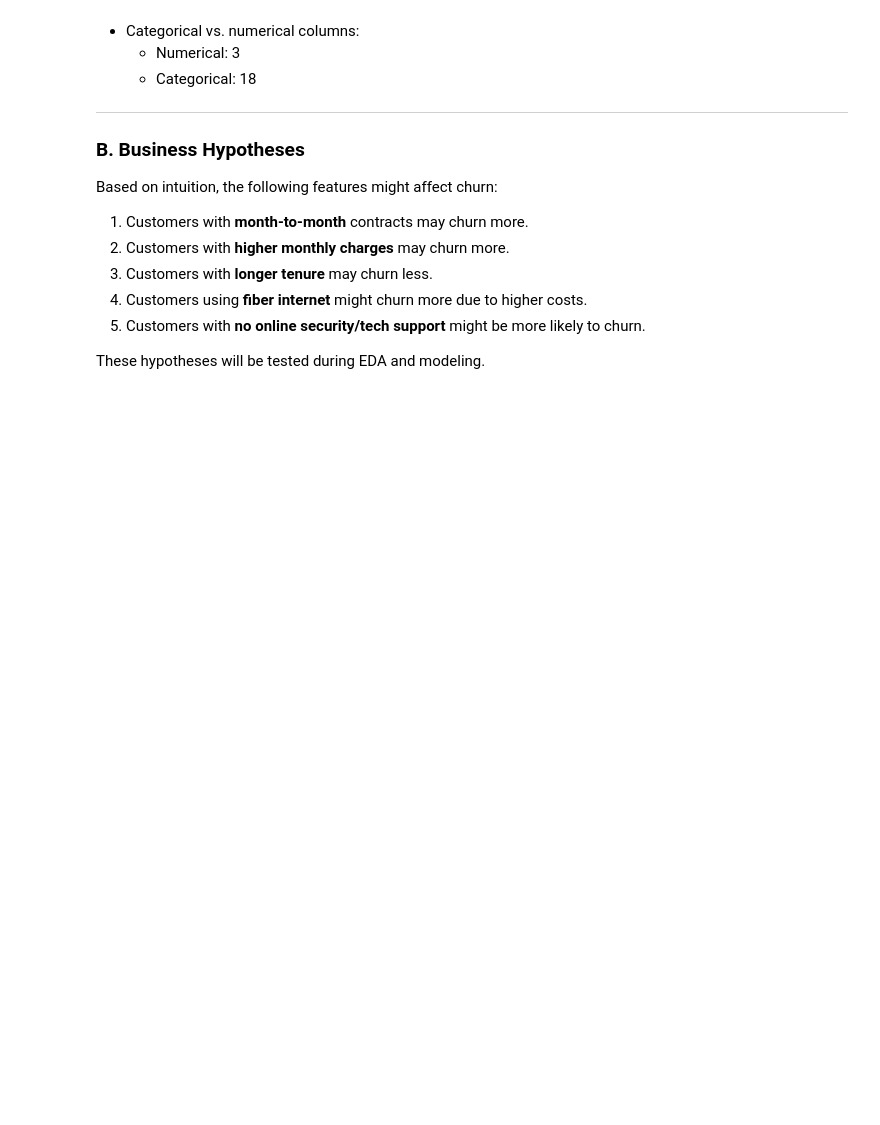
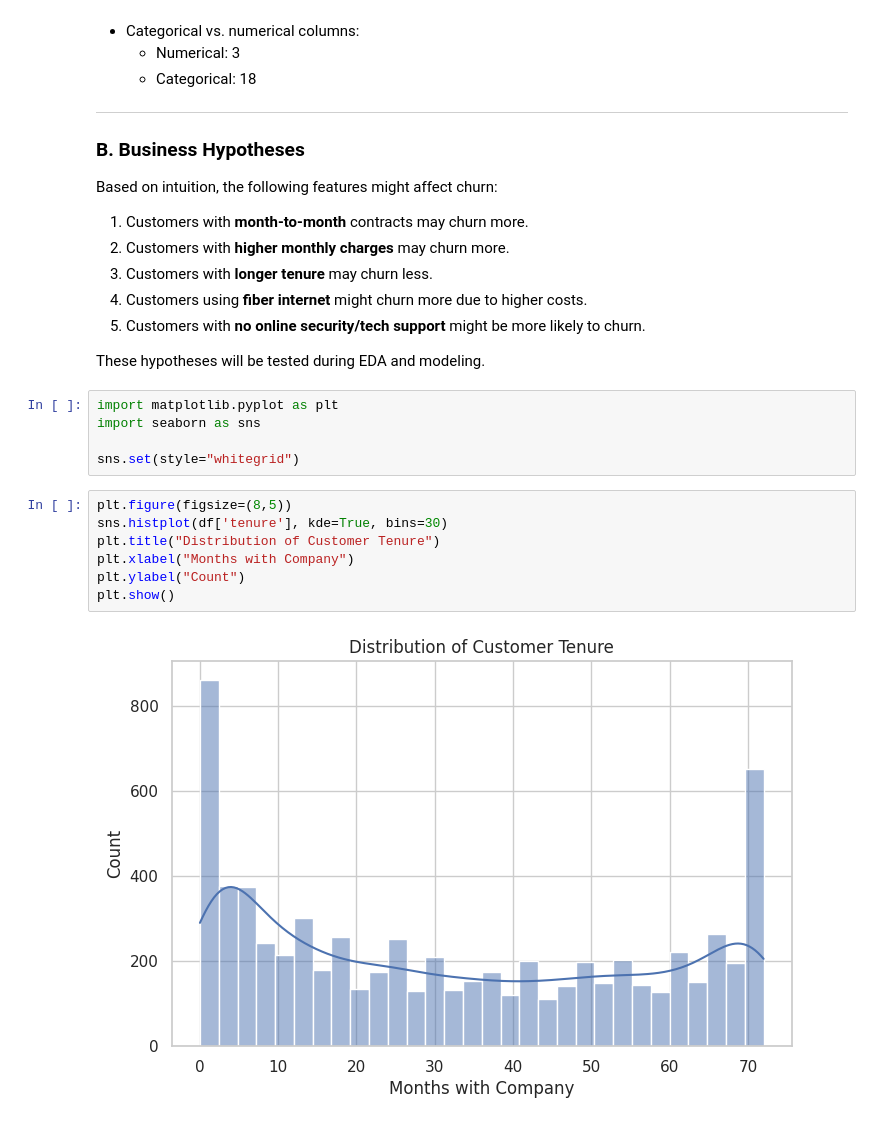
Before and after one commit to nilot-pal/churn-prediction, a Jupyter notebook: notebooks/01_eda.ipynb, the cells around one changed output. Cells and saved outputs as stored; diff of their text form; blank space fills up the shorter version.

Commit message:
Day 2: exploratory data analysis (eda) with key visual insights

```diff
--- a/notebooks/01_eda.ipynb
+++ b/notebooks/01_eda.ipynb
@@ -64,3 +64,17 @@ Based on intuition, the following features might affect churn:
 5. Customers with **no online security/tech support** might be more likely to churn.
 
 These hypotheses will be tested during EDA and modeling.
+# %%
+import matplotlib.pyplot as plt
+import seaborn as sns
+
+sns.set(style="whitegrid")
+# %%
+plt.figure(figsize=(8,5))
+sns.histplot(df['tenure'], kde=True, bins=30)
+plt.title("Distribution of Customer Tenure")
+plt.xlabel("Months with Company")
+plt.ylabel("Count")
+plt.show()
+# %% [output]
+[figure, added]
```
Also changed, not shown: parts of 11 cells of this notebook.
